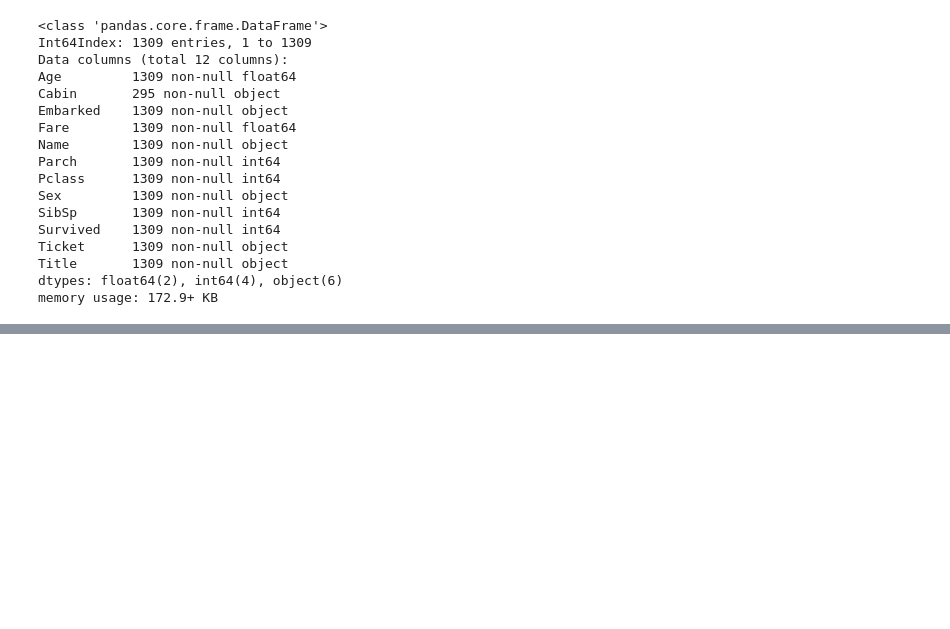
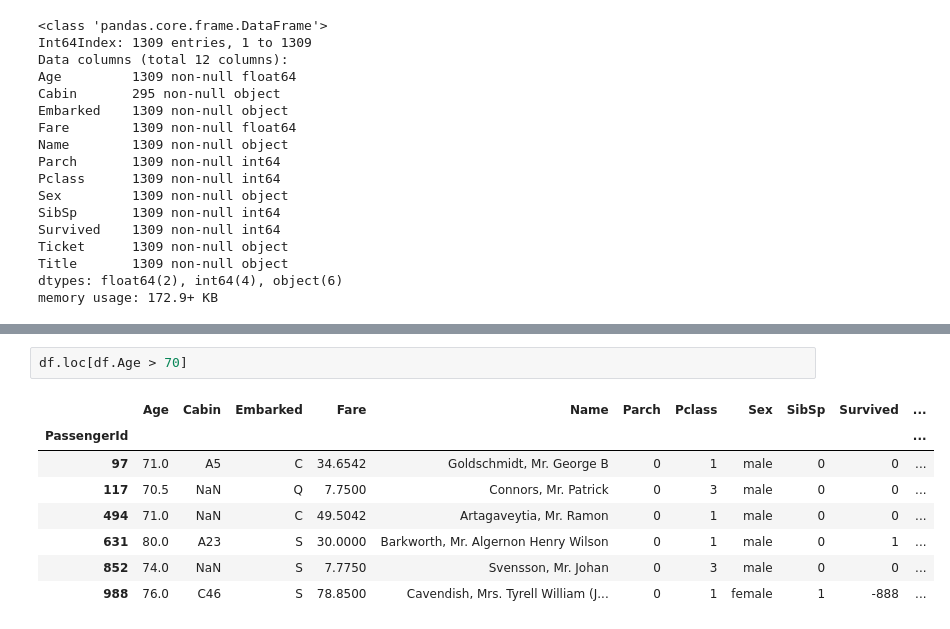
Before and after one commit to alabetskiy/Titanic, a Jupyter notebook: notebooks/2.0-ak-exploring-processing-data.ipynb, the cells around one changed output, grey strips where cells are left out. Drawn from its saved outputs; the diff is of its cells as text; blank space fills up the shorter version.

```diff
--- a/notebooks/2.0-ak-exploring-processing-data.ipynb
+++ b/notebooks/2.0-ak-exploring-processing-data.ipynb
@@ -874,0 +884,11 @@ memory usage: 172.9+ KB
+# %%
+df.loc[df.Age > 70]
+# %% [output]
+|  | Age | Cabin | Embarked | Fare | Name | Parch | Pclass | Sex | SibSp | Survived | ... |
+| PassengerId |  |  |  |  |  |  |  |  |  |  | ... |
+| 97 | 71.0 | A5 | C | 34.6542 | Goldschmidt, Mr. George B | 0 | 1 | male | 0 | 0 | ... |
+| 117 | 70.5 | NaN | Q | 7.7500 | Connors, Mr. Patrick | 0 | 3 | male | 0 | 0 | ... |
+| 494 | 71.0 | NaN | C | 49.5042 | Artagaveytia, Mr. Ramon | 0 | 1 | male | 0 | 0 | ... |
+| 631 | 80.0 | A23 | S | 30.0000 | Barkworth, Mr. Algernon Henry Wilson | 0 | 1 | male | 0 | 1 | ... |
+| 852 | 74.0 | NaN | S | 7.7750 | Svensson, Mr. Johan | 0 | 3 | male | 0 | 0 | ... |
+| 988 | 76.0 | C46 | S | 78.8500 | Cavendish, Mrs. Tyrell William (J... | 0 | 1 | female | 1 | -888 | ... |
```
Also changed, not shown: parts of 3 cells of this notebook.
